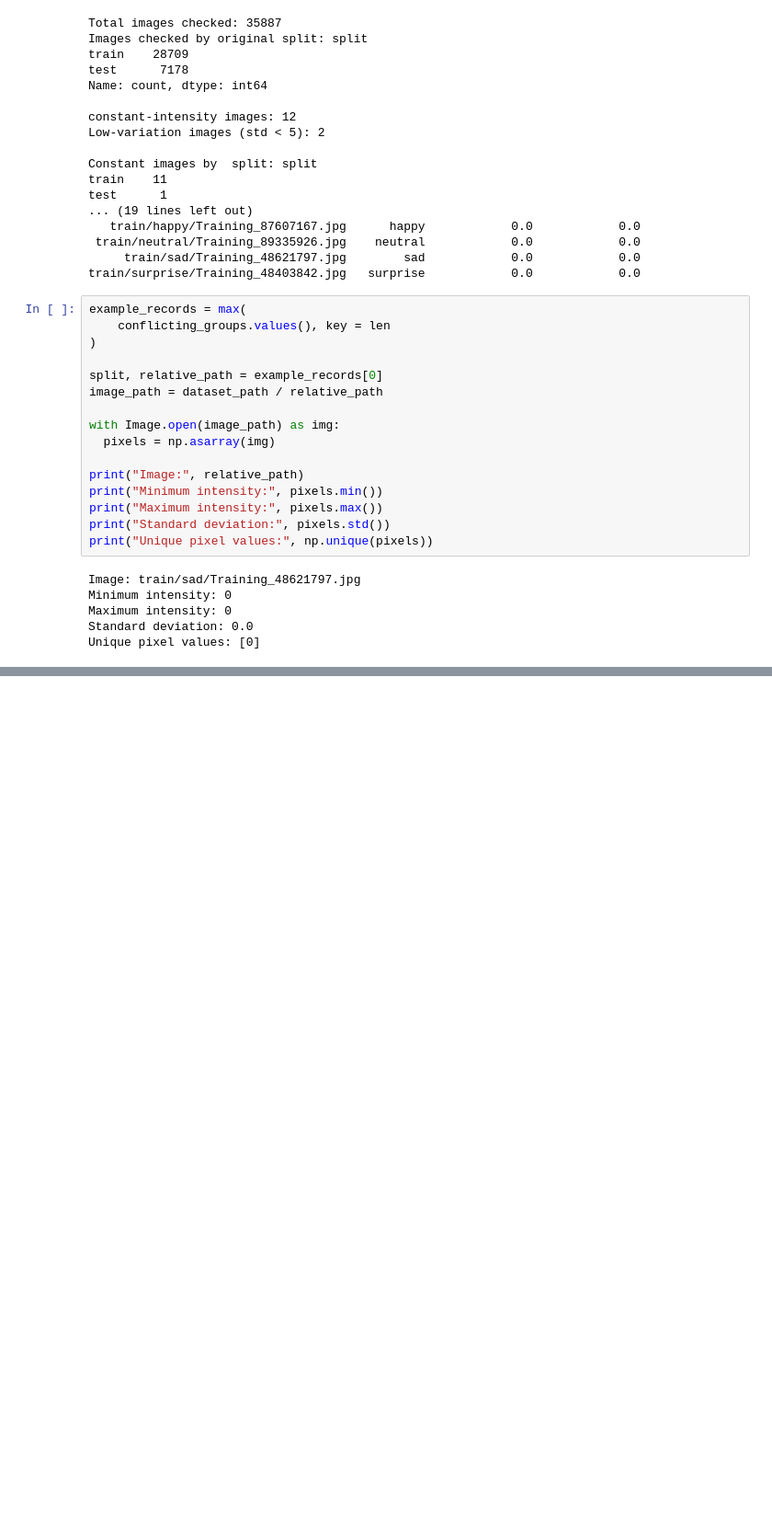
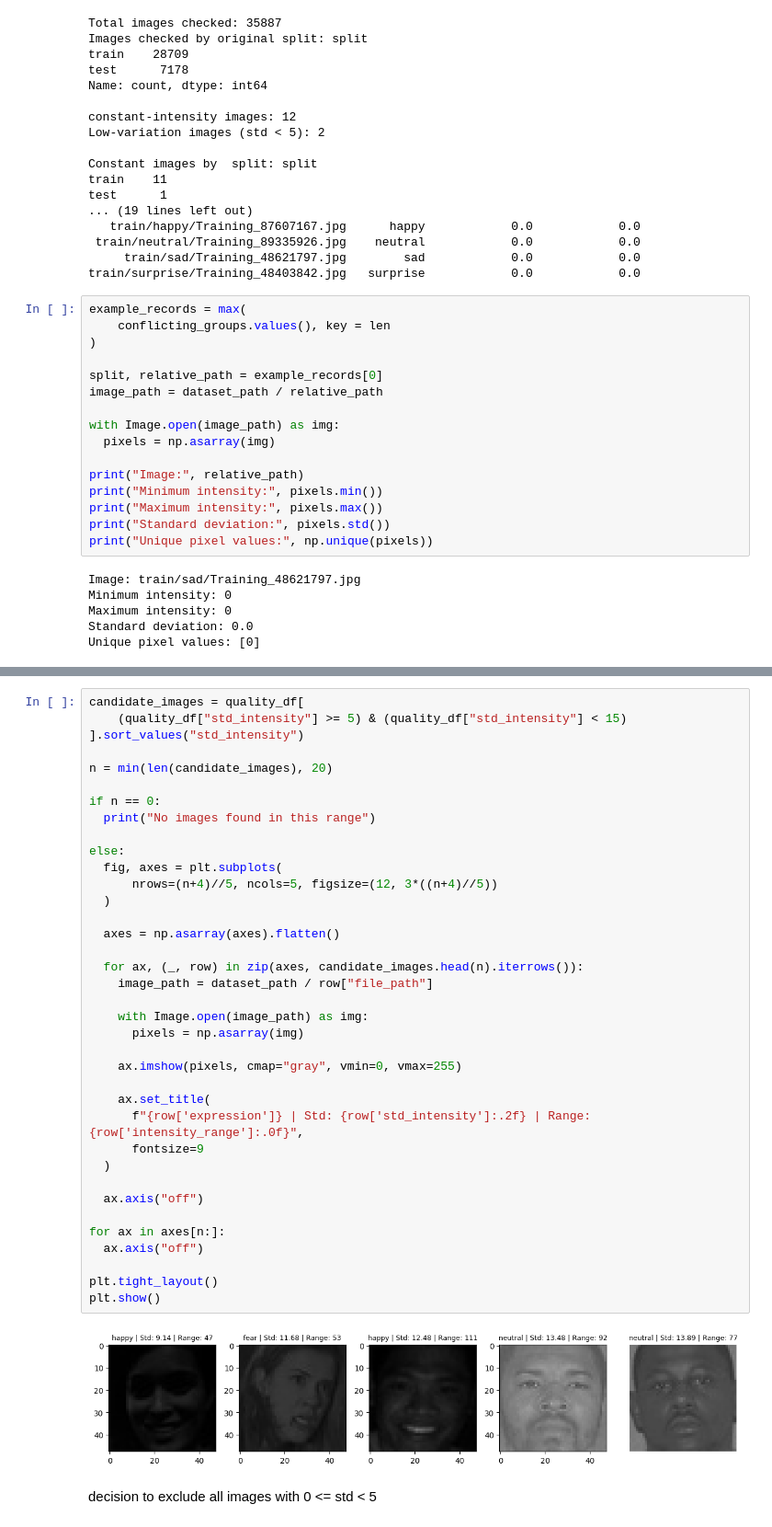
Before and after one commit to chtzortzi-alt/Tzortzi_Facial_Expressions, a Jupyter notebook: Tzortzi_Imaging_Dataset.ipynb, the cells around one changed output, grey strips where cells are left out. Shown at 92% size. Saved outputs shown, nothing was run; the diff lists cells and outputs as text; blank space fills up the shorter version.

```diff
--- a/Tzortzi_Imaging_Dataset.ipynb
+++ b/Tzortzi_Imaging_Dataset.ipynb
@@ -762,3 +809,44 @@ Unique pixel values: [0]
+# %%
+candidate_images = quality_df[
+    (quality_df["std_intensity"] >= 5) & (quality_df["std_intensity"] < 15)
+].sort_values("std_intensity")
+
+n = min(len(candidate_images), 20)
+
+if n == 0:
+  print("No images found in this range")
+
+else:
+  fig, axes = plt.subplots(
+      nrows=(n+4)//5, ncols=5, figsize=(12, 3*((n+4)//5))
+  )
+
+  axes = np.asarray(axes).flatten()
+
+  for ax, (_, row) in zip(axes, candidate_images.head(n).iterrows()):
+    image_path = dataset_path / row["file_path"]
+
+    with Image.open(image_path) as img:
+      pixels = np.asarray(img)
+
+    ax.imshow(pixels, cmap="gray", vmin=0, vmax=255)
+
+    ax.set_title(
+      f"{row['expression']} | Std: {row['std_intensity']:.2f} | Range: {row['intensity_range']:.0f}",
+      fontsize=9
+  )
+
+  ax.axis("off")
+
+for ax in axes[n:]:
+  ax.axis("off")
+
+plt.tight_layout()
+plt.show()
+# %% [output]
+[figure, added]
+# %% [markdown]
+decision to exclude all images with 0 <= std < 5
 # %%
 clean_df = quality_df.loc[
     quality_df["split"] == "train", ["file_path", "expression"]
```
Also changed, not shown: parts of 6 cells of this notebook.
